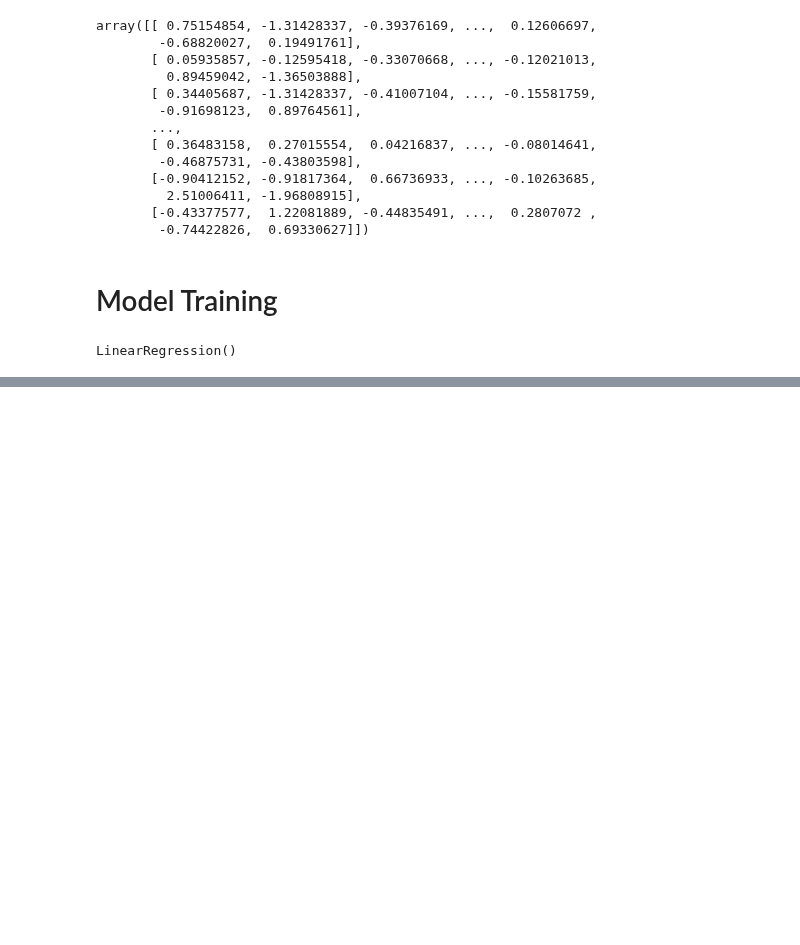
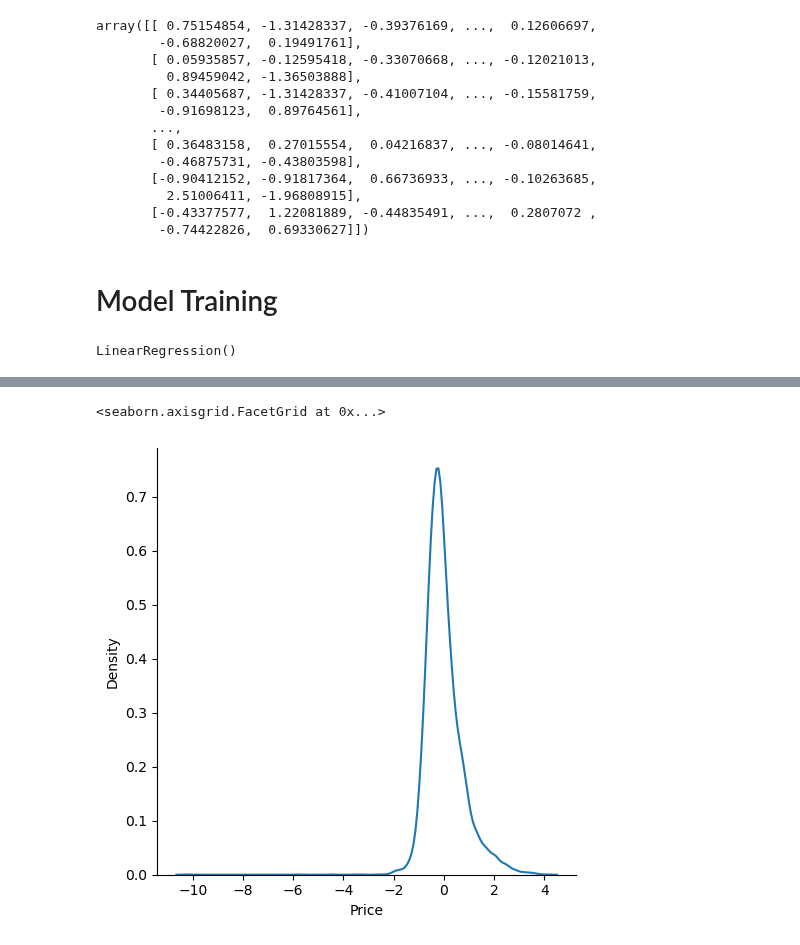
Before and after one commit to Shrungadithyaan/PW-DS_Week_Work, a Jupyter notebook: Machine Learning/Week15/4.0-Multiple Linear Regression.ipynb, the cells around one changed output, grey strips where cells are left out. Drawn from its saved outputs; the diff is of its cells as text; code cells hidden in the pictures; blank space fills up the shorter version.

```diff
--- a/Machine Learning/Week15/4.0-Multiple Linear Regression.ipynb
+++ b/Machine Learning/Week15/4.0-Multiple Linear Regression.ipynb
@@ -255,0 +347,5 @@ LinearRegression()
+# %%
+sns.displot(residuals,kind="kde")
+# %% [output]
+<seaborn.axisgrid.FacetGrid at 0x...>
+[figure, added]
```
Also changed, not shown: parts of 19 cells of this notebook, 1 other file.
